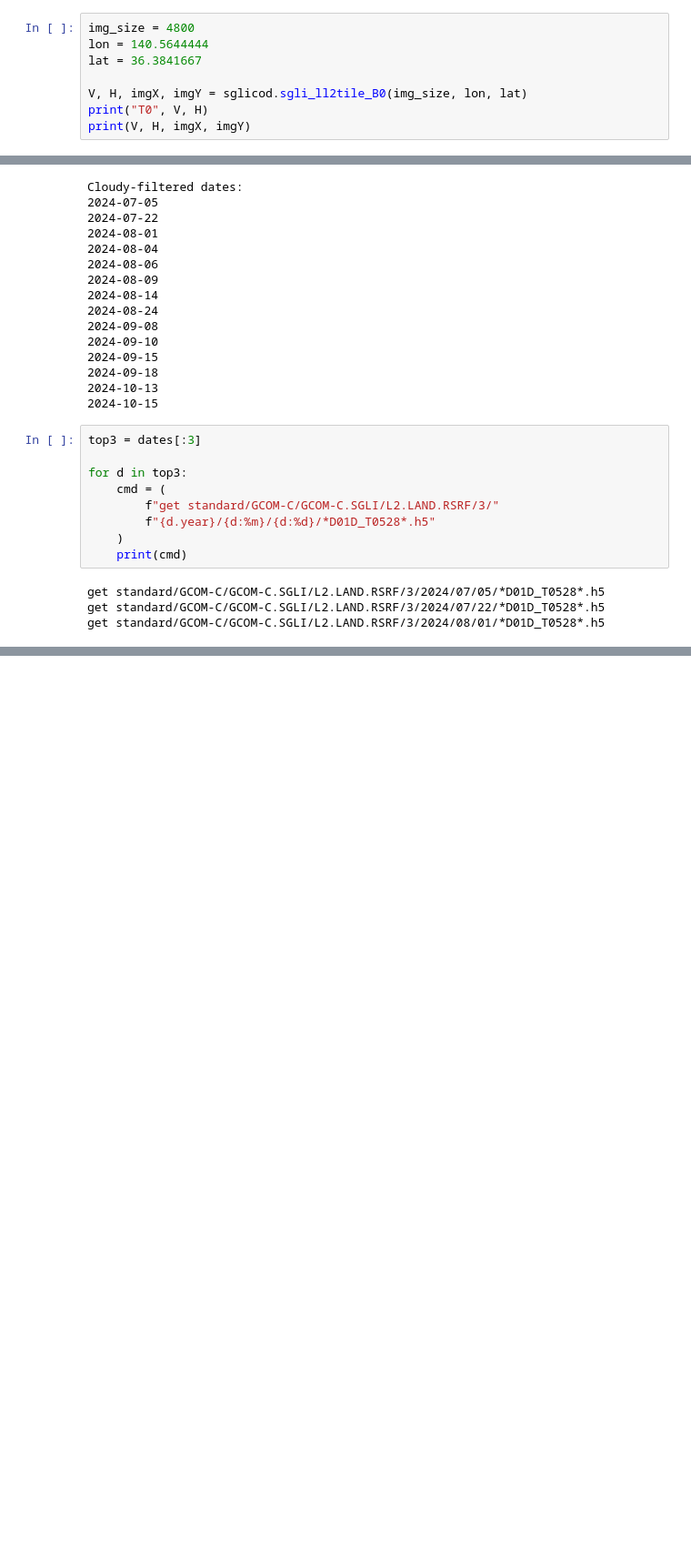
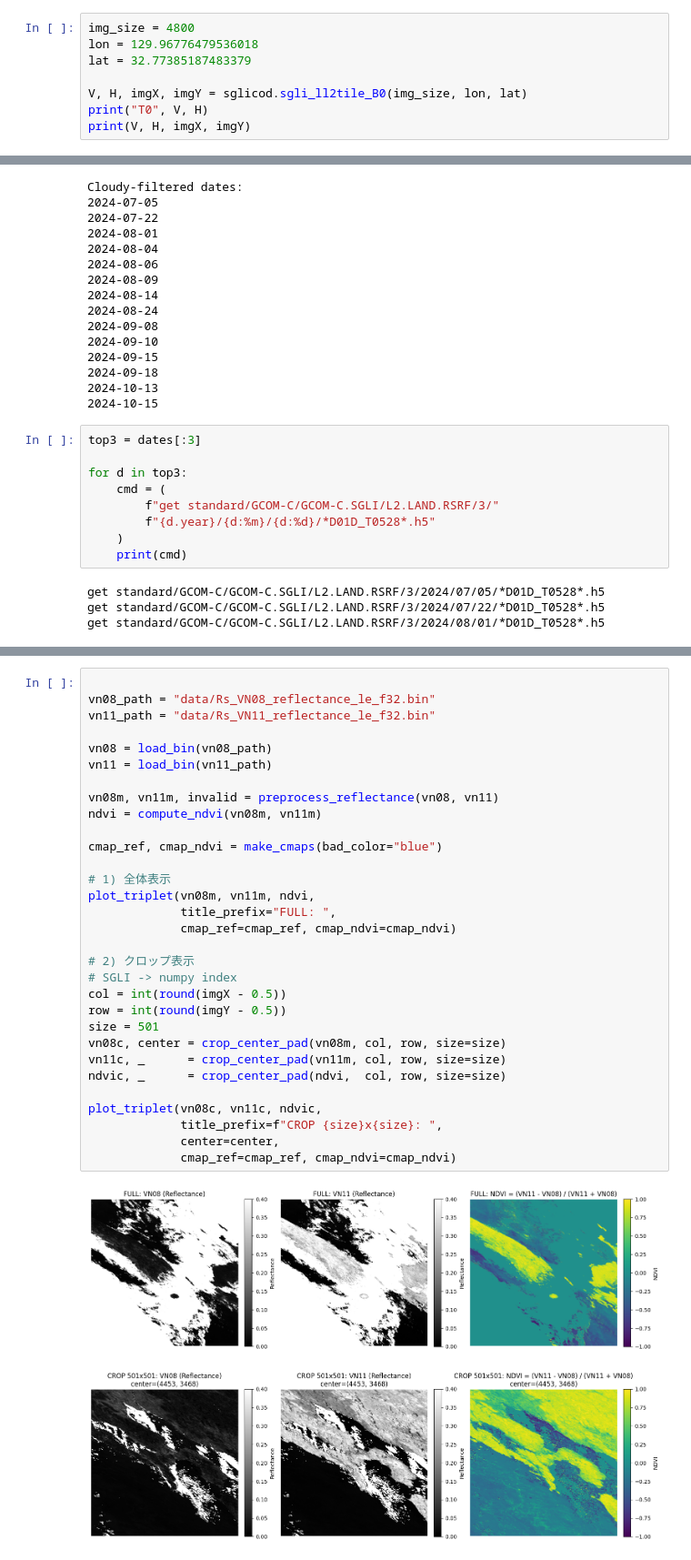
Before and after one commit to geranium-0019/g-portal, a Jupyter notebook: notebooks/g-portal.ipynb, the cells around one changed output, grey strips where cells are left out. Shown at 91% size. Saved outputs shown, nothing was run; the diff lists cells and outputs as text; blank space fills up the shorter version.

```diff
--- a/notebooks/g-portal.ipynb
+++ b/notebooks/g-portal.ipynb
@@ -10,8 +10,8 @@ print(os.getcwd())
 /home/gray/school/kaji
 # %%
 img_size = 4800
-lon = 140.5644444
-lat = 36.3841667
+lon = 129.96776479536018
+lat = 32.77385187483379
 
 V, H, imgX, imgY = sglicod.sgli_ll2tile_B0(img_size, lon, lat)
 print("T0", V, H)
@@ -199,0 +266,34 @@ plt.show()
+# %%
+
+vn08_path = "data/Rs_VN08_reflectance_le_f32.bin"
+vn11_path = "data/Rs_VN11_reflectance_le_f32.bin"
+
+vn08 = load_bin(vn08_path)
+vn11 = load_bin(vn11_path)
+
+vn08m, vn11m, invalid = preprocess_reflectance(vn08, vn11)
+ndvi = compute_ndvi(vn08m, vn11m)
+
+cmap_ref, cmap_ndvi = make_cmaps(bad_color="blue")
+
+# 1) 全体表示
+plot_triplet(vn08m, vn11m, ndvi,
+             title_prefix="FULL: ",
+             cmap_ref=cmap_ref, cmap_ndvi=cmap_ndvi)
+
+# 2) クロップ表示
+# SGLI -> numpy index
+col = int(round(imgX - 0.5))
+row = int(round(imgY - 0.5))
+size = 501
+vn08c, center = crop_center_pad(vn08m, col, row, size=size)
+vn11c, _      = crop_center_pad(vn11m, col, row, size=size)
+ndvic, _      = crop_center_pad(ndvi,  col, row, size=size)
+
+plot_triplet(vn08c, vn11c, ndvic,
+             title_prefix=f"CROP {size}x{size}: ",
+             center=center,
+             cmap_ref=cmap_ref, cmap_ndvi=cmap_ndvi)
+# %% [output]
+[figure, added]
+[figure, added]
```
Also changed, not shown: parts of 6 cells of this notebook.
